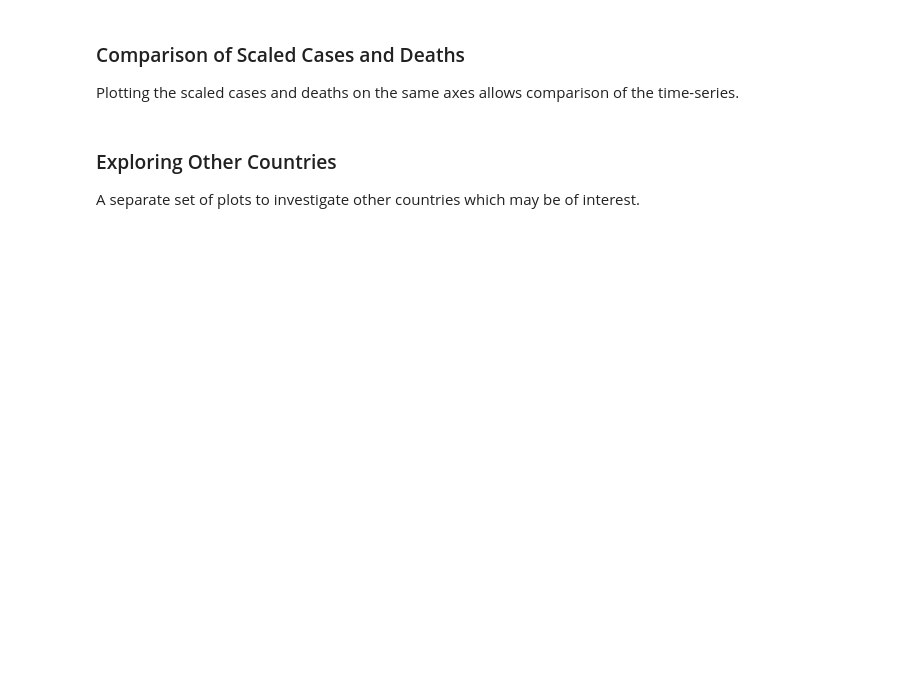
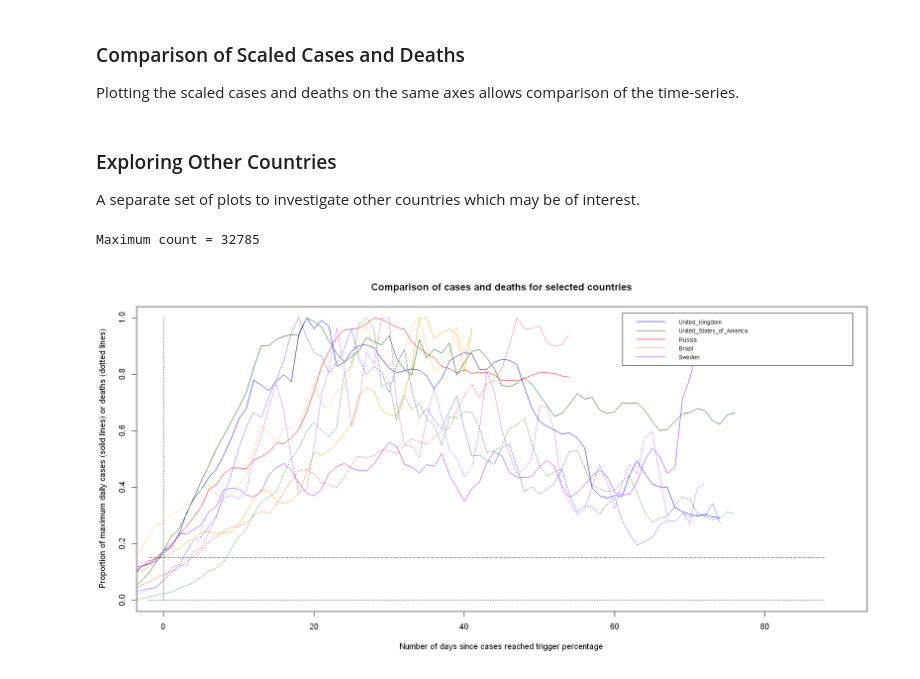
Before and after one commit to pete-arnold/R-basics, a Jupyter notebook: covid-19.ipynb, the cells around one changed output. Cells and saved outputs as stored; diff of their text form; code cells hidden in the pictures; blank space fills up the shorter version.

```diff
--- a/covid-19.ipynb
+++ b/covid-19.ipynb
@@ -472,15 +619,22 @@ lines(c(-2,88), c(0,0), col='black', lty=3)
 A separate set of plots to investigate other countries which may be of interest.
 # %%
 selected_countries <- c(#'Germany', 'South_Korea',
-                        'United_Kingdom', 'United_States_of_America', 'Russia', 'Brazil', 'Sweden') #'United_Kingdom') #, 'Germany', 'Italy', 'South_Korea', 'Russia', 'Brazil', 'Greece') #, 'South_Korea', 'Italy', 'China', 'United_States_of_America', 'Germany', 'Spain', 'France', 'Russia', 'Japan', 'Vietnam', 'Brazil')
+                        'United_Kingdom', 'United_States_of_America', 'Russia', 'Brazil', 'Sweden')
+    # 'United_Kingdom') #, 'Germany', 'Italy', 'South_Korea', 'Russia', 'Brazil', 'Greece')
+    #, 'South_Korea', 'Italy', 'China', 'United_States_of_America', 'Germany',
+    # 'Spain', 'France', 'Russia', 'Japan', 'Vietnam', 'Brazil')
 selected_colors <- c(#'yellow', 'yellow',
-                     'blue', 'darkgreen', 'red', 'orange', 'purple', 'black', 'midnightblue', 'pink', 'slateblue4', 'springgreen4', 'goldenrod4', 'pink')
+                     'blue', 'darkgreen', 'red', 'orange', 'purple', 'black',
+                     'midnightblue', 'pink', 'slateblue4', 'springgreen4',
+                     'goldenrod4', 'pink')
 period <- 90
 # Get y-scale
 i <- 1
 y_max <- 0
 for (country in selected_countries) {
-    max_country_cases <- (countries %>% filter(countriesAndTerritories==country) %>% select(max_smoothed_cases))[[1]]
+    max_country_cases <- (countries %>%
+                          filter(countriesAndTerritories==country) %>%
+                          select(max_smoothed_cases))[[1]]
     if (max_country_cases > y_max) {
         y_max <- max_country_cases
     }
@@ -490,8 +644,12 @@ y_max <- 1
 # Cases (scaled wrt maximum).
 i <- 1
 for (country in countries$countriesAndTerritories) {
-    max_cases <- (countries %>% filter(countriesAndTerritories==country) %>% select(max_smoothed_cases))[[1]]
-    first_case <- (countries %>% filter(countriesAndTerritories==country) %>% select(firstCase))[[1]]
+    max_cases <- (countries %>%
+                  filter(countriesAndTerritories==country) %>%
+                  select(max_smoothed_cases))[[1]]
+    first_case <- (countries %>%
+                   filter(countriesAndTerritories==country) %>%
+                   select(firstCase))[[1]]
     if (country %in% selected_countries) {
         colour <- match(country, selected_countries)
         # cat(country, ', ', first_case, ', ', max_cases, ', ', as.integer(colour), '\n')
@@ -508,32 +666,39 @@ for (country in countries$countriesAndTerritories) {
         with(cases_deaths %>% filter(countriesAndTerritories==country),
              lines(as.Date(dateRep) - as.Date(first_case), smoothed_cases/max_cases,
                    type='l', col=selected_colors[colour]))
         }
         i <- i + 1
     }
 }
 # Deaths (scaled wrt maximum and on the same plot as the deaths).
 i <- 1
 for (country in countries$countriesAndTerritories) {
-    max_deaths <- (countries %>% filter(countriesAndTerritories==country) %>% select(max_smoothed_deaths))[[1]]
-    first_case <- (countries %>% filter(countriesAndTerritories==country) %>% select(firstCase))[[1]]
+    max_deaths <- (countries %>%
+                   filter(countriesAndTerritories==country) %>%
+                   select(max_smoothed_deaths))[[1]]
+    first_case <- (countries %>%
+                   filter(countriesAndTerritories==country) %>%
+                   select(firstCase))[[1]]
     if (country %in% selected_countries) {
         colour <- match(country, selected_countries)
         # cat(country, ', ', first_case, ', ', max_deaths, ', ', as.integer(colour), '\n')
         if (i == 1) {
         with(cases_deaths %>% filter(countriesAndTerritories==country),
              lines(as.Date(dateRep) - as.Date(first_case), smoothed_deaths/max_deaths,
                    type='l', lty=3, col=selected_colors[colour], xlim=c(0, period), ylim=c(0, y_max)))
         } else {
         with(cases_deaths %>% filter(countriesAndTerritories==country),
              lines(as.Date(dateRep) - as.Date(first_case), smoothed_deaths/max_deaths,
                    type='l', lty=3, col=selected_colors[colour]))
         }
         i <- i + 1
     }
 }
 legend('topright', inset=0.02, legend=selected_countries, col=selected_colors, lty=1, cex=0.7)
 # Add some horzontal/vertical markers.
 lines(c(0,0), c(0,1), col='black', lty=3)
 lines(c(-2,88), c(trigger_pc/100,trigger_pc/100), col='black', lty=4)
 lines(c(-2,88), c(0,0), col='black', lty=3)
+# %% [output]
+Maximum count = 32785
+[figure, added]
```
Also changed, not shown: parts of 12 cells of this notebook, 1 other file.
